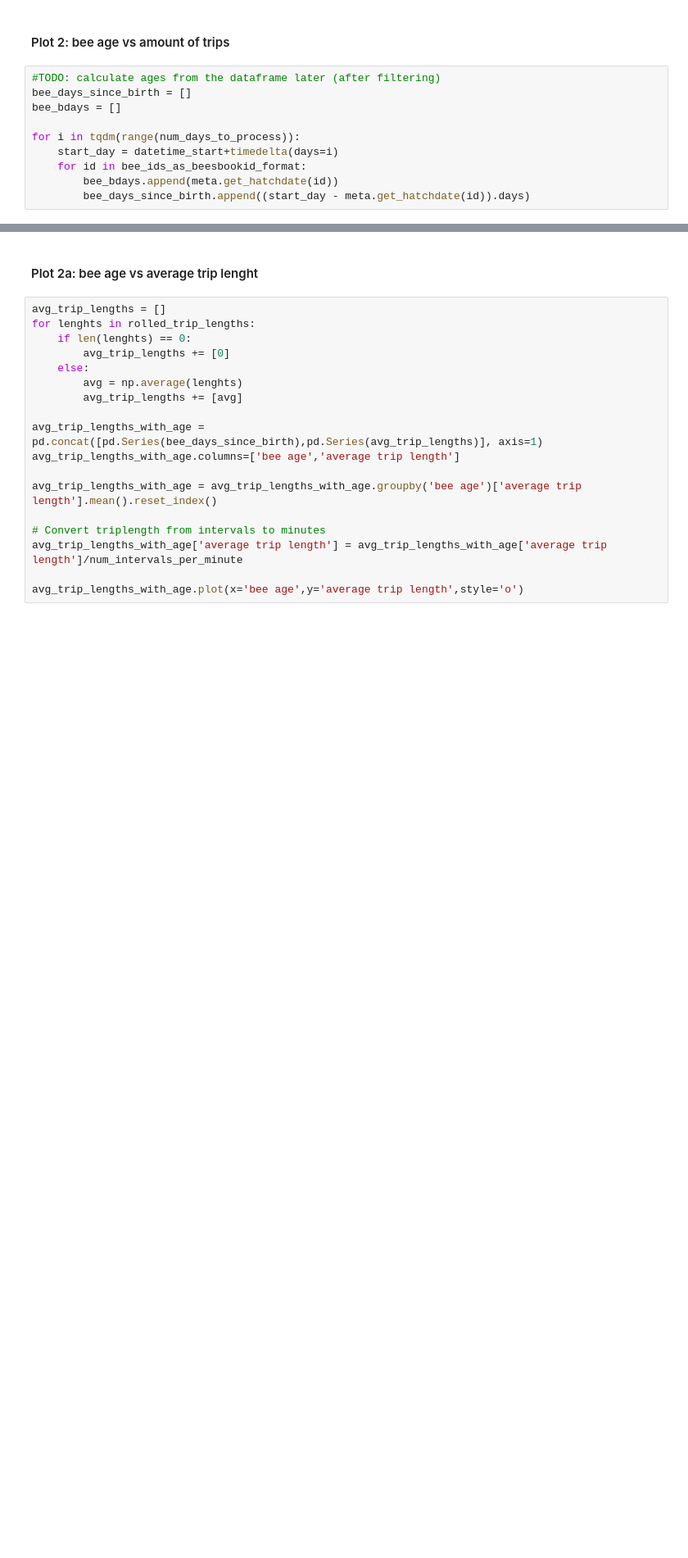
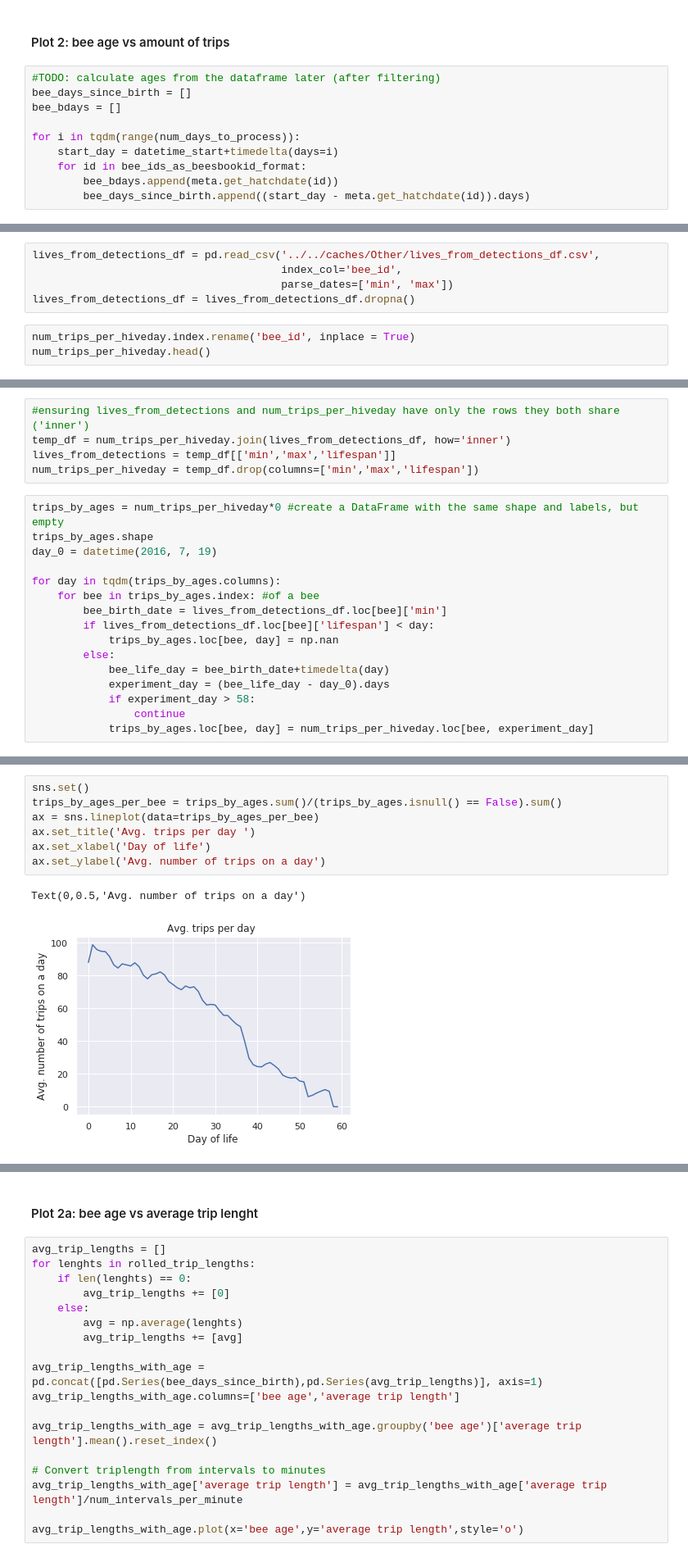
Before and after one commit to janek/Beesbook-life, a Jupyter notebook: Trips/TRIPS_MAIN_NOTEBOOK.ipynb, the cells around one changed output, grey strips where cells are left out. Shown at 82% size. Drawn from its saved outputs; the diff is of its cells as text; blank space fills up the shorter version.

```diff
--- a/Trips/TRIPS_MAIN_NOTEBOOK.ipynb
+++ b/Trips/TRIPS_MAIN_NOTEBOOK.ipynb
@@ -387,0 +272,8 @@ summed_age.plot(x='age',y='amount',style='x')
+# %%
+lives_from_detections_df = pd.read_csv('../../caches/Other/lives_from_detections_df.csv',
+                                       index_col='bee_id',
+                                       parse_dates=['min', 'max'])
+lives_from_detections_df = lives_from_detections_df.dropna()
+# %%
+num_trips_per_hiveday.index.rename('bee_id', inplace = True)
+num_trips_per_hiveday.head()
@@ -387,0 +289,21 @@ summed_age.plot(x='age',y='amount',style='x')
+# %%
+#ensuring lives_from_detections and num_trips_per_hiveday have only the rows they both share ('inner')
+temp_df = num_trips_per_hiveday.join(lives_from_detections_df, how='inner')
+lives_from_detections = temp_df[['min','max','lifespan']]
+num_trips_per_hiveday = temp_df.drop(columns=['min','max','lifespan'])
+# %%
+trips_by_ages = num_trips_per_hiveday*0 #create a DataFrame with the same shape and labels, but empty
+trips_by_ages.shape
+day_0 = datetime(2016, 7, 19)
+
+for day in tqdm(trips_by_ages.columns):
+    for bee in trips_by_ages.index: #of a bee
+        bee_birth_date = lives_from_detections_df.loc[bee]['min']
+        if lives_from_detections_df.loc[bee]['lifespan'] < day:
+            trips_by_ages.loc[bee, day] = np.nan
+        else:
+            bee_life_day = bee_birth_date+timedelta(day)
+            experiment_day = (bee_life_day - day_0).days
+            if experiment_day > 58:
+                continue
+            trips_by_ages.loc[bee, day] = num_trips_per_hiveday.loc[bee, experiment_day]
@@ -387,0 +330,10 @@ summed_age.plot(x='age',y='amount',style='x')
+# %%
+sns.set()
+trips_by_ages_per_bee = trips_by_ages.sum()/(trips_by_ages.isnull() == False).sum()
+ax = sns.lineplot(data=trips_by_ages_per_bee)
+ax.set_title('Avg. trips per day ')
+ax.set_xlabel('Day of life')
+ax.set_ylabel('Avg. number of trips on a day')
+# %% [output]
+Text(0,0.5,'Avg. number of trips on a day')
+[figure, added]
```
Also changed, not shown: parts of 39 cells of this notebook, 6 other files.
